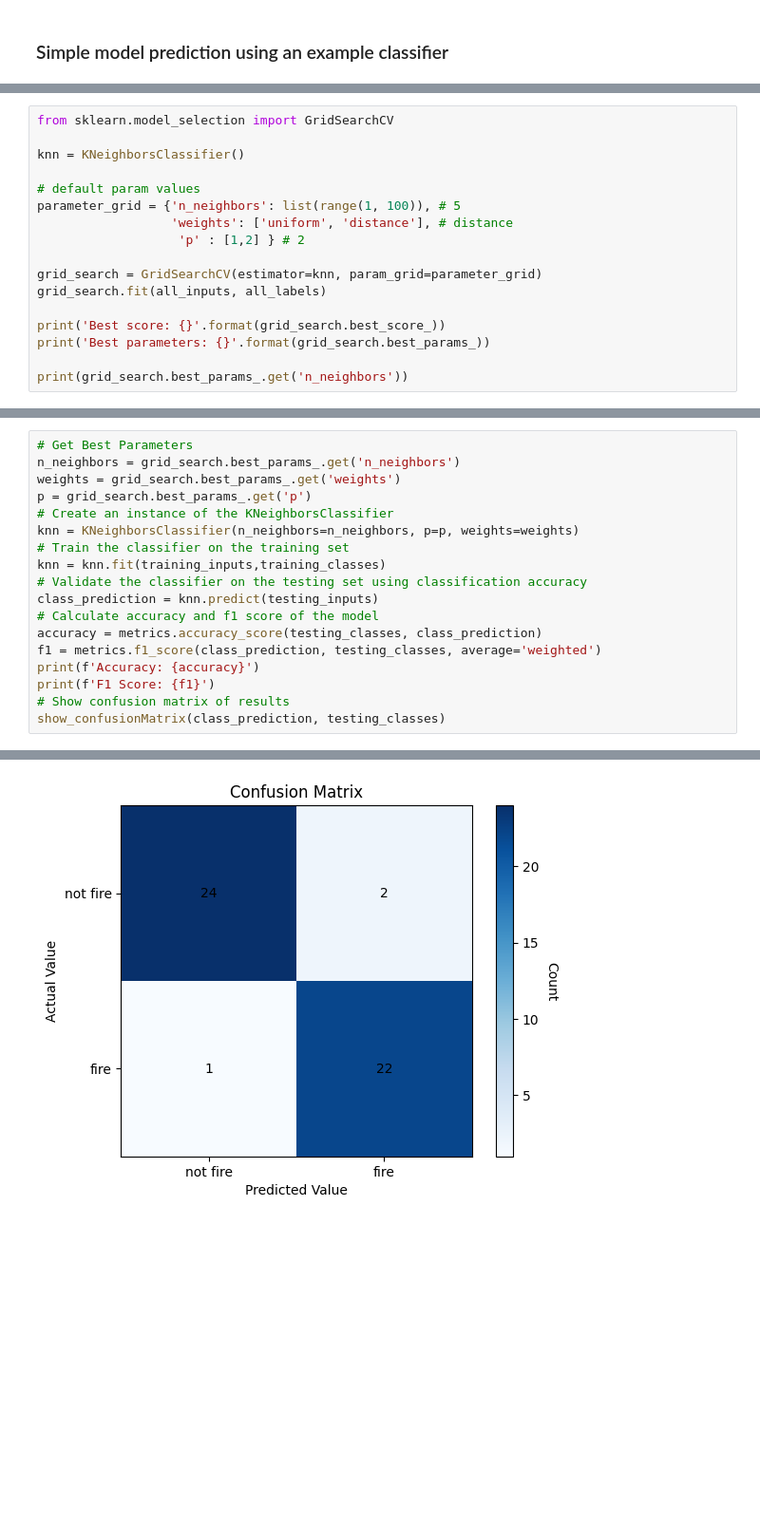
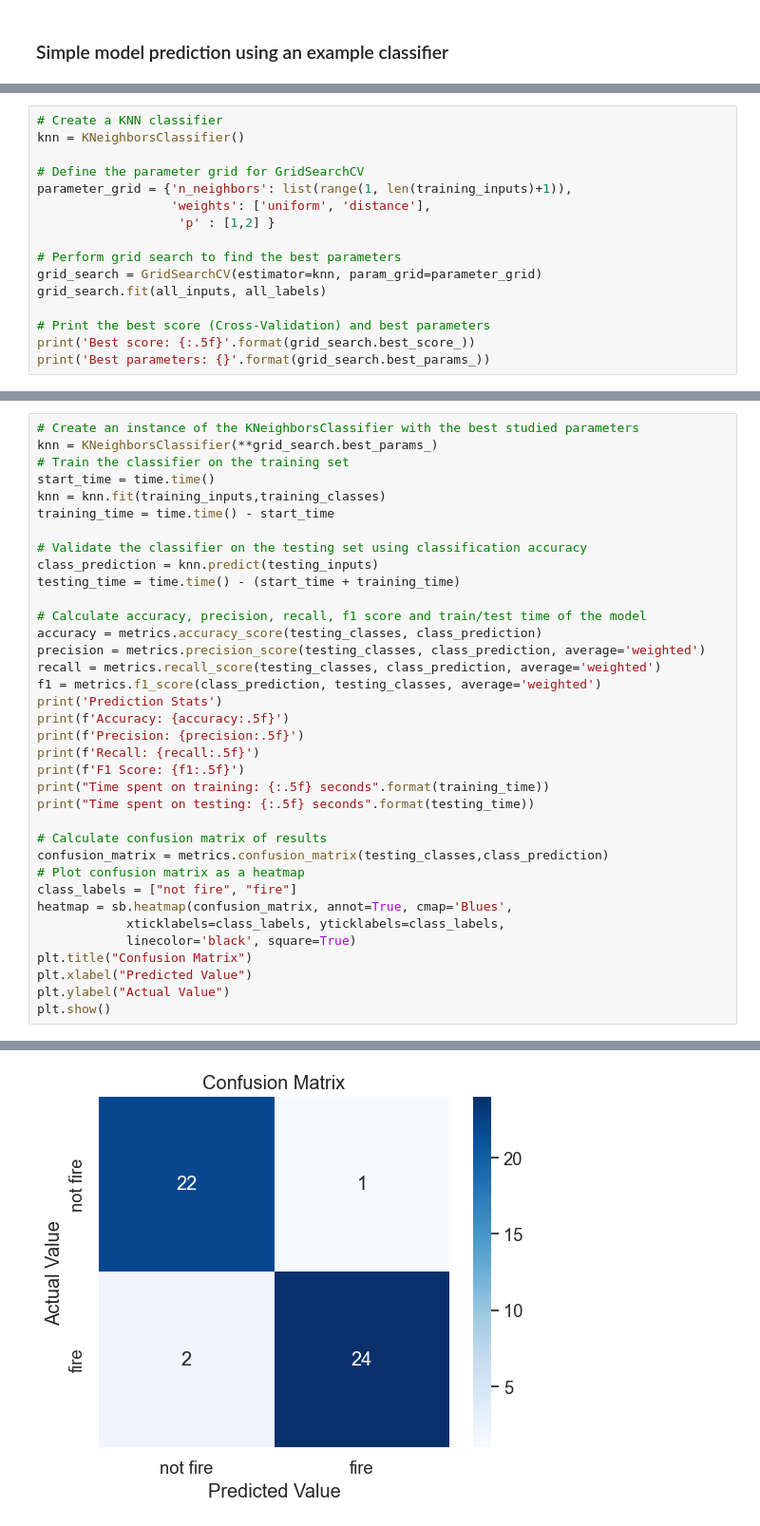
Before and after one commit to tommygomez25/IA, a Jupyter notebook: Projeto2/project.ipynb, the cells around one changed output, grey strips where cells are left out. Shown at 95% size. Cells and saved outputs as stored; diff of their text form; blank space fills up the shorter version.

Commit message:
more code-cleanup, add more stats and improve texts

```diff
--- a/Projeto2/project.ipynb
+++ b/Projeto2/project.ipynb
@@ -303,18 +302,17 @@ general k-nearest parameters:
 # %%
-from sklearn.model_selection import GridSearchCV
-
+# Create a KNN classifier
 knn = KNeighborsClassifier()
 
-# default param values
-parameter_grid = {'n_neighbors': list(range(1, 100)), # 5
-                  'weights': ['uniform', 'distance'], # distance
-                   'p' : [1,2] } # 2
+# Define the parameter grid for GridSearchCV
+parameter_grid = {'n_neighbors': list(range(1, len(training_inputs)+1)),
+                  'weights': ['uniform', 'distance'],
+                   'p' : [1,2] }
 
+# Perform grid search to find the best parameters
 grid_search = GridSearchCV(estimator=knn, param_grid=parameter_grid)
 grid_search.fit(all_inputs, all_labels)
 
-print('Best score: {}'.format(grid_search.best_score_))
+# Print the best score (Cross-Validation) and best parameters
+print('Best score: {:.5f}'.format(grid_search.best_score_))
 print('Best parameters: {}'.format(grid_search.best_params_))
-
-print(grid_search.best_params_.get('n_neighbors'))
 # %% [output]
@@ -327,19 +328,37 @@ Using best parameters.
 # %%
-# Get Best Parameters
-n_neighbors = grid_search.best_params_.get('n_neighbors')
-weights = grid_search.best_params_.get('weights')
-p = grid_search.best_params_.get('p')
-# Create an instance of the KNeighborsClassifier
-knn = KNeighborsClassifier(n_neighbors=n_neighbors, p=p, weights=weights)
+# Create an instance of the KNeighborsClassifier with the best studied parameters
+knn = KNeighborsClassifier(**grid_search.best_params_)
 # Train the classifier on the training set
+start_time = time.time()
 knn = knn.fit(training_inputs,training_classes)
+training_time = time.time() - start_time
+
 # Validate the classifier on the testing set using classification accuracy
 class_prediction = knn.predict(testing_inputs)
-# Calculate accuracy and f1 score of the model
+testing_time = time.time() - (start_time + training_time)
+
+# Calculate accuracy, precision, recall, f1 score and train/test time of the model
 accuracy = metrics.accuracy_score(testing_classes, class_prediction)
+precision = metrics.precision_score(testing_classes, class_prediction, average='weighted')
+recall = metrics.recall_score(testing_classes, class_prediction, average='weighted')
 f1 = metrics.f1_score(class_prediction, testing_classes, average='weighted')
-print(f'Accuracy: {accuracy}')
-print(f'F1 Score: {f1}')
-# Show confusion matrix of results
-show_confusionMatrix(class_prediction, testing_classes)
+print('Prediction Stats')
+print(f'Accuracy: {accuracy:.5f}')
+print(f'Precision: {precision:.5f}')
+print(f'Recall: {recall:.5f}')
+print(f'F1 Score: {f1:.5f}')
+print("Time spent on training: {:.5f} seconds".format(training_time))
+print("Time spent on testing: {:.5f} seconds".format(testing_time))
+
+# Calculate confusion matrix of results
+confusion_matrix = metrics.confusion_matrix(testing_classes,class_prediction)
+# Plot confusion matrix as a heatmap
+class_labels = ["not fire", "fire"]
+heatmap = sb.heatmap(confusion_matrix, annot=True, cmap='Blues',
+            xticklabels=class_labels, yticklabels=class_labels,
+            linecolor='black', square=True)
+plt.title("Confusion Matrix")
+plt.xlabel("Predicted Value")
+plt.ylabel("Actual Value")
+plt.show()
 # %% [output]
@@ -348 +372 @@ F1 Score: 0.9387244259405889
-[figure, old version]
+[figure, new version]
```
Also changed, not shown: parts of 15 cells of this notebook, 2 other files.
